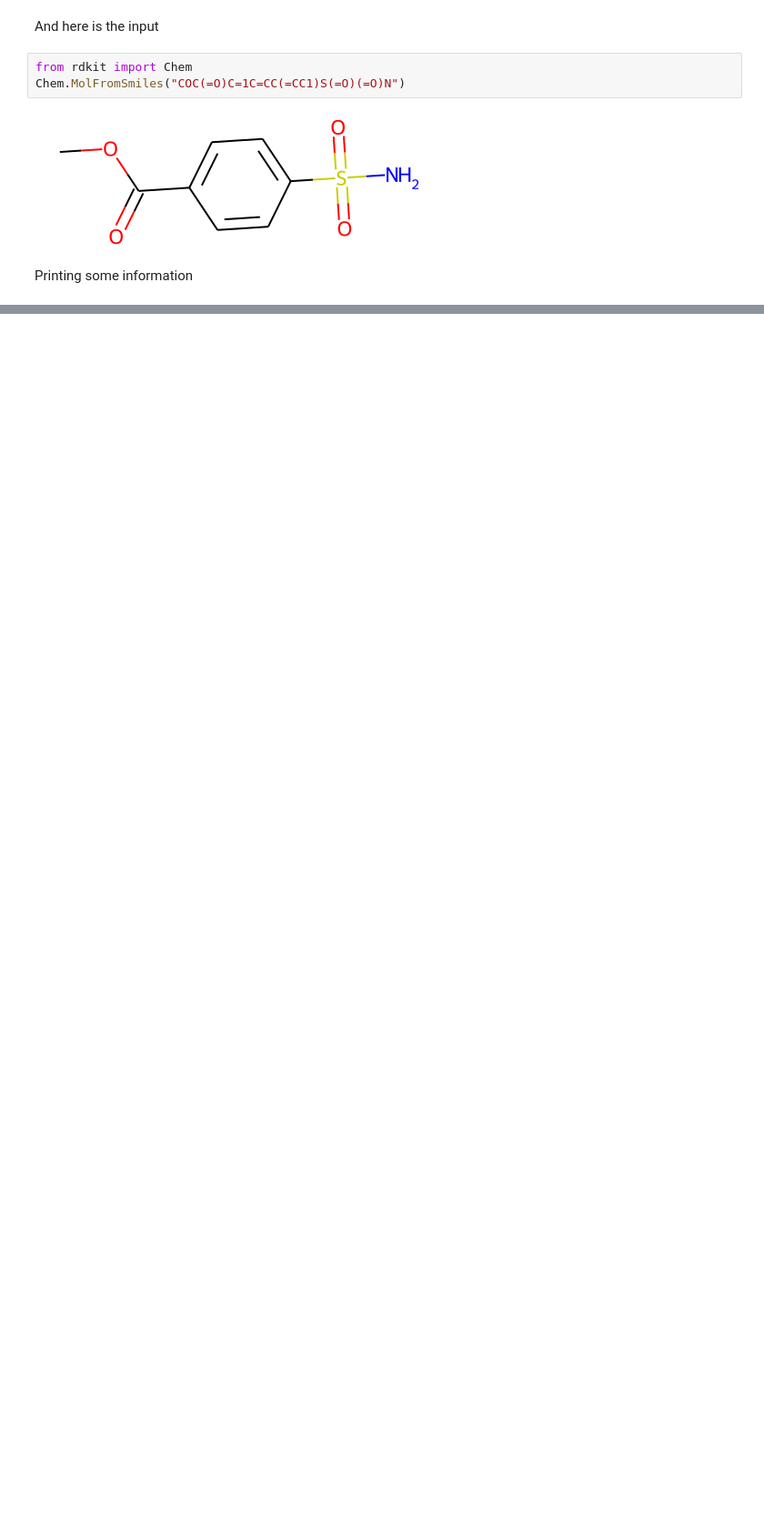
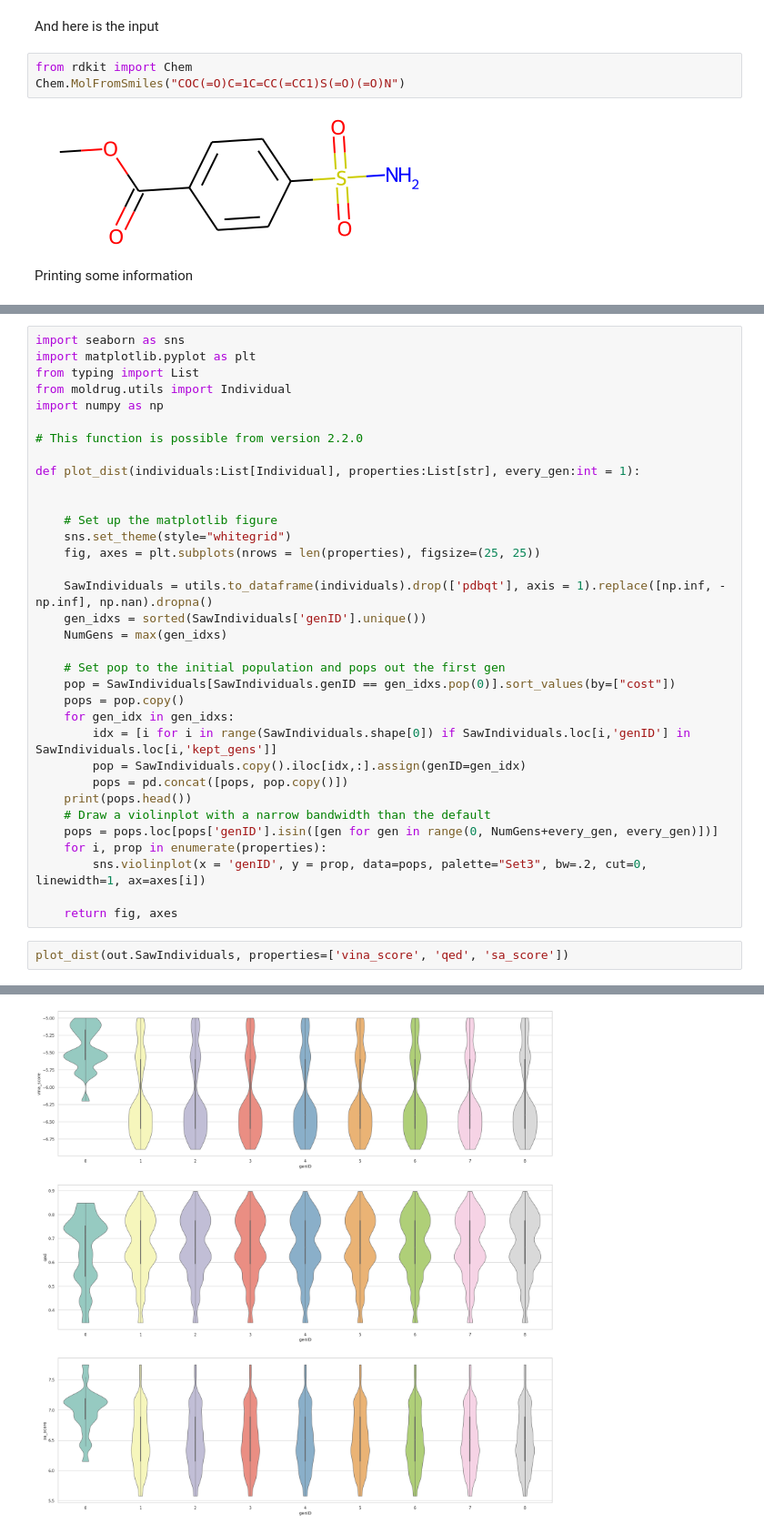
Before and after one commit to ale94mleon/moldrug, a Jupyter notebook: docs/notebooks/quickstart.ipynb, the cells around one changed output, grey strips where cells are left out. Shown: that part at 91% size. Cells and saved outputs as stored; diff of their text form; blank space fills up the shorter version.

Commit message:
fix problems with the plots

```diff
--- a/docs/notebooks/quickstart.ipynb
+++ b/docs/notebooks/quickstart.ipynb
@@ -240,0 +251,37 @@ QED of the best Individual: 0.8457435516681721
+# %%
+import seaborn as sns
+import matplotlib.pyplot as plt
+from typing import List
+from moldrug.utils import Individual
+import numpy as np
+
+# This function is possible from version 2.2.0
+
+def plot_dist(individuals:List[Individual], properties:List[str], every_gen:int = 1):
+
+
+    # Set up the matplotlib figure
+    sns.set_theme(style="whitegrid")
+    fig, axes = plt.subplots(nrows = len(properties), figsize=(25, 25))
+
+    SawIndividuals = utils.to_dataframe(individuals).drop(['pdbqt'], axis = 1).replace([np.inf, -np.inf], np.nan).dropna()
+    gen_idxs = sorted(SawIndividuals['genID'].unique())
+    NumGens = max(gen_idxs)
+
+    # Set pop to the initial population and pops out the first gen
+    pop = SawIndividuals[SawIndividuals.genID == gen_idxs.pop(0)].sort_values(by=["cost"])
+    pops = pop.copy()
+    for gen_idx in gen_idxs:
+        idx = [i for i in range(SawIndividuals.shape[0]) if SawIndividuals.loc[i,'genID'] in SawIndividuals.loc[i,'kept_gens']]
+        pop = SawIndividuals.copy().iloc[idx,:].assign(genID=gen_idx)
+        pops = pd.concat([pops, pop.copy()])
+    print(pops.head())
+    # Draw a violinplot with a narrow bandwidth than the default
+    pops = pops.loc[pops['genID'].isin([gen for gen in range(0, NumGens+every_gen, every_gen)])]
+    for i, prop in enumerate(properties):
+        sns.violinplot(x = 'genID', y = prop, data=pops, palette="Set3", bw=.2, cut=0, linewidth=1, ax=axes[i])
+
+    return fig, axes
+# %%
+plot_dist(out.SawIndividuals, properties=['vina_score', 'qed', 'sa_score'])
+# %% [output]
@@ -240,0 +305 @@ QED of the best Individual: 0.8457435516681721
+[figure, added]
```
Also changed, not shown: parts of 7 cells of this notebook, 5 other files.
